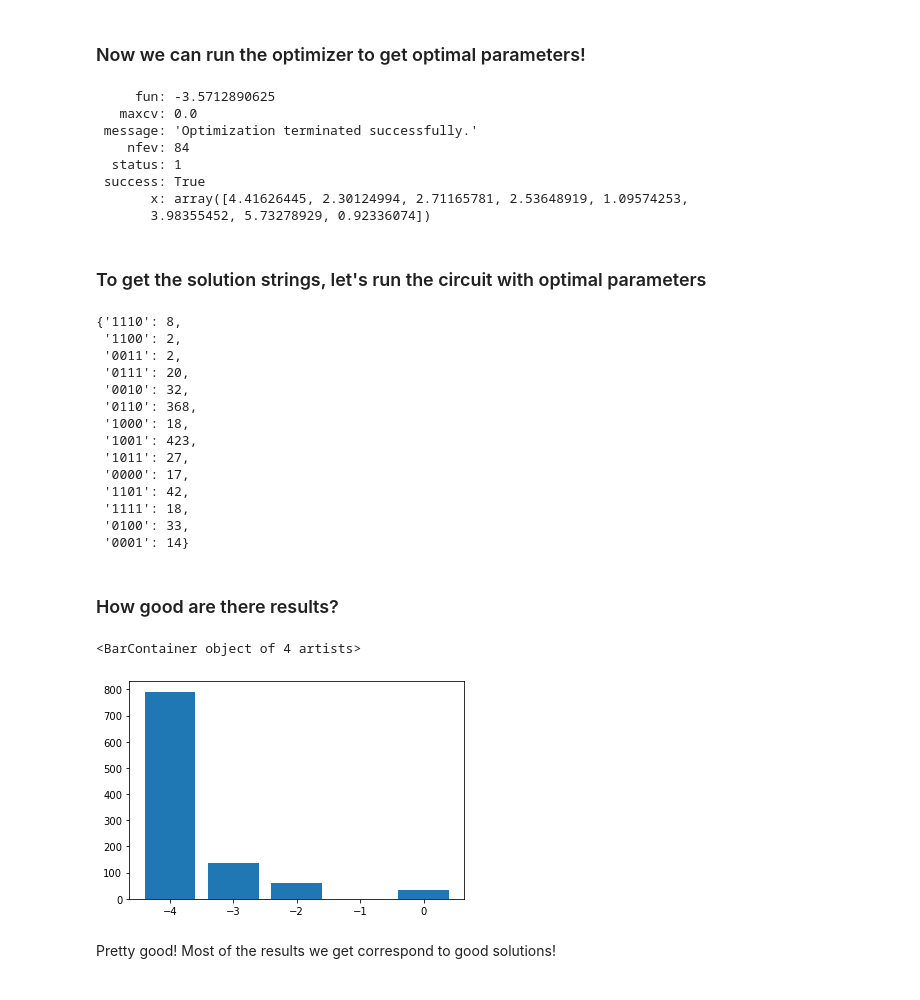
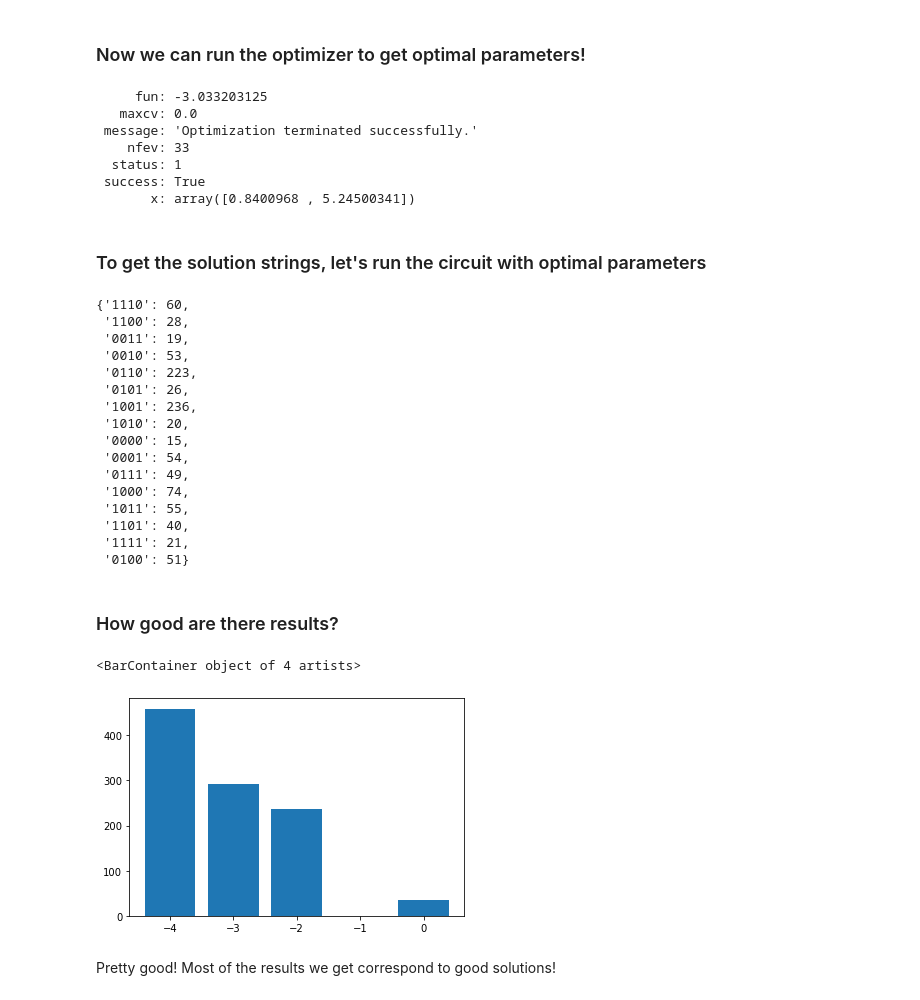
Before and after one commit to rsln-s/ANL_tutorial_June_15, a Jupyter notebook: Hands-on.ipynb, the cells around one changed output. Drawn from its saved outputs; the diff is of its cells as text; code cells hidden in the pictures.

```diff
--- a/Hands-on.ipynb
+++ b/Hands-on.ipynb
@@ -232,7 +232,7 @@ def compute_maxcut_energy(counts, G):
     energy = 0
     total_counts = 0
     for meas, meas_count in counts.items():
-        obj_for_meas = maxcut_obj(meas, G)
+        obj_for_meas = maxcut_obj(meas[::-1], G)
         energy += obj_for_meas * meas_count
         total_counts += meas_count
     return energy / total_counts
@@ -247,13 +247,13 @@ As you remember, QAOA is a variational algorithm, so we will need a classical op
 
 We need to wrap our circuit into a black-box objective function `f` that COBYLA could optimize. Note that by convention all optimizers perform _minimization_, so we had to put a minus sign in front of our objective earlier.
 # %%
-def get_black_box_objective(G):
+def get_black_box_objective(G,p):
     N = G.number_of_nodes()
     backend = Aer.get_backend('qasm_simulator')
     def f(theta):
         # let's assume first half is betas, second half is gammas
-        beta = theta[:N]
-        gamma = theta[N:]
+        beta = theta[:p]
+        gamma = theta[p:]
         qc = get_qaoa_circuit(G,beta, gamma)
         counts = execute(qc, backend).result().get_counts()
         # return the energy
@@ -263,8 +263,8 @@ def get_black_box_objective(G):
 ### Now we can run the optimizer to get optimal parameters!
 # %%
 # p is the number of QAOA alternating operators
-p = 4
-obj = get_black_box_objective(G)
+p = 1
+obj = get_black_box_objective(G,p)
 # Lower and upper bounds: beta \in {0, pi}, gamma \in {0, 2*pi}
 lb = np.zeros(2*p)
 ub = np.hstack([np.full(p, np.pi), np.full(p, 2*np.pi)])
@@ -274,49 +274,50 @@ init_point = np.random.uniform(lb, ub, 2*p)
 res = minimize(obj, init_point, method='COBYLA', options={'maxiter':1000, 'disp': True})
 res
 # %% [output]
-     fun: -3.5712890625
+     fun: -3.033203125
    maxcv: 0.0
  message: 'Optimization terminated successfully.'
-    nfev: 84
+    nfev: 33
   status: 1
  success: True
-       x: array([4.41626445, 2.30124994, 2.71165781, 2.53648919, 1.09574253,
-       3.98355452, 5.73278929, 0.92336074])
+       x: array([0.8400968 , 5.24500341])
 # %% [markdown]
 ### To get the solution strings, let's run the circuit with optimal parameters
 # %%
 optimal_theta = res['x']
 N = G.number_of_nodes()
-qc = get_qaoa_circuit(G, optimal_theta[:N], optimal_theta[N:])
+qc = get_qaoa_circuit(G, optimal_theta[:p], optimal_theta[p:])
 counts = execute(qc, backend).result().get_counts()
 counts
 # %% [output]
-{'1110': 8,
- '1100': 2,
- '0011': 2,
- '0111': 20,
- '0010': 32,
- '0110': 368,
- '1000': 18,
- '1001': 423,
- '1011': 27,
- '0000': 17,
- '1101': 42,
- '1111': 18,
- '0100': 33,
- '0001': 14}
+{'1110': 60,
+ '1100': 28,
+ '0011': 19,
+ '0010': 53,
+ '0110': 223,
+ '0101': 26,
+ '1001': 236,
+ '1010': 20,
+ '0000': 15,
+ '0001': 54,
+ '0111': 49,
+ '1000': 74,
+ '1011': 55,
+ '1101': 40,
+ '1111': 21,
+ '0100': 51}
 # %% [markdown]
 ### How good are there results?
 # %%
 energies = defaultdict(int)
 for k, v in counts.items():
-    energies[maxcut_obj(k,G)] += v
+    energies[maxcut_obj(k[::-1],G)] += v
 
 x,y = zip(*energies.items())
 plt.bar(x,y)
 # %% [output]
 <BarContainer object of 4 artists>
-[figure, old version]
+[figure, new version]
 # %% [markdown]
 Pretty good! Most of the results we get correspond to good solutions!
 # %%
```
Also changed, not shown: parts of 6 cells of this notebook.
